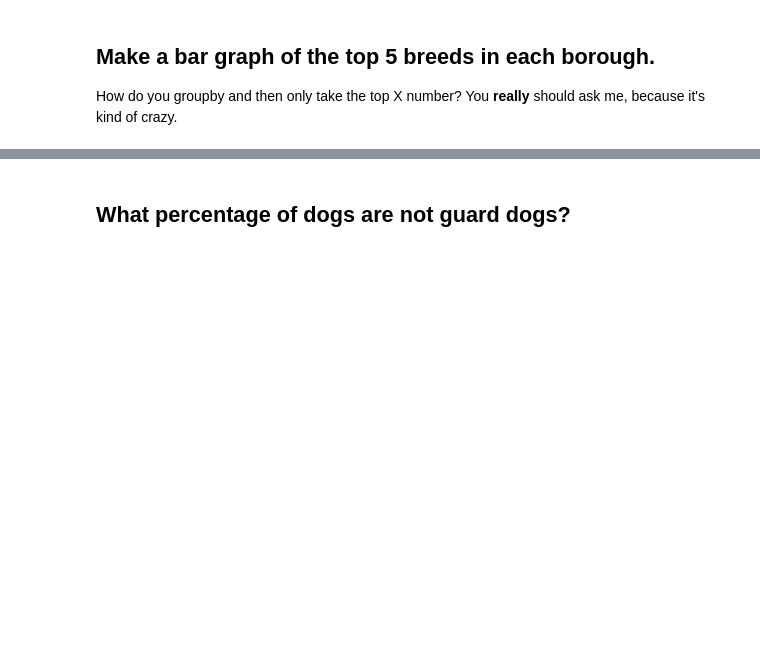
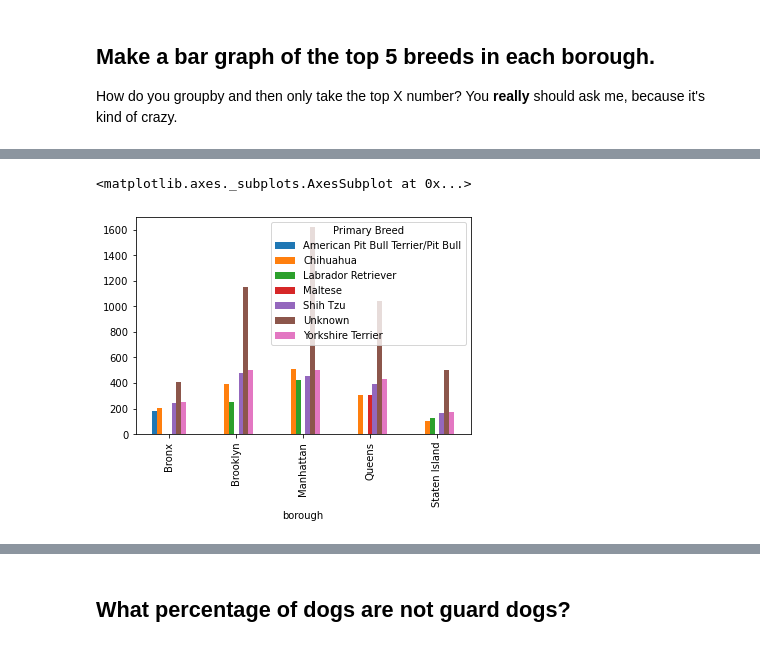
Before and after one commit to anastasiajourno/homework6_valeeva, a Jupyter notebook: dogs/6-2homework6-part2-valeeva.ipynb, the cells around one changed output, grey strips where cells are left out. Drawn from its saved outputs; the diff is of its cells as text; code cells hidden in the pictures; blank space fills up the shorter version.

```diff
--- a/dogs/6-2homework6-part2-valeeva.ipynb
+++ b/dogs/6-2homework6-part2-valeeva.ipynb
@@ -357,0 +377,11 @@ df[df['Primary Breed'] != 'Unknown'].groupby(['nb_borough'])\
+# %%
+df_bar = df.groupby('borough')['Primary Breed'].value_counts() \
+    .groupby(level=0, group_keys=False) \
+    .nlargest(5) \
+    .to_frame(name='counts')\
+    .reset_index()
+# %%
+df_bar.pivot_table(index='borough', columns = 'Primary Breed').plot(kind='bar', y='counts')
+# %% [output]
+<matplotlib.axes._subplots.AxesSubplot at 0x...>
+[figure, added]
```
Also changed, not shown: parts of 44 cells of this notebook.
